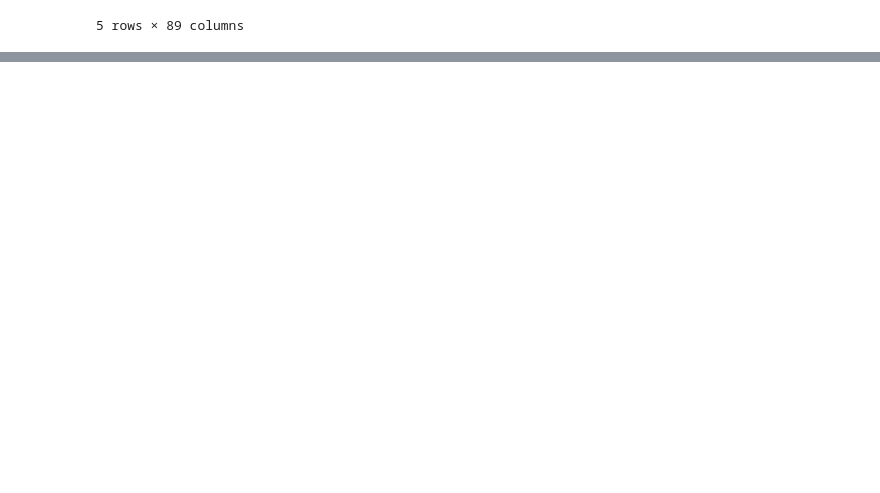
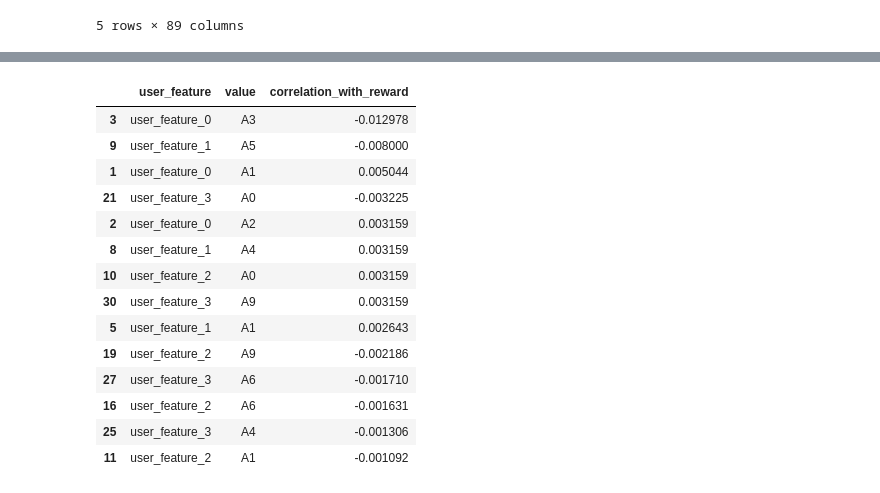
Before and after one commit to armandordorica/OBP_Replication, a Jupyter notebook: RF_1B.ipynb, the cells around one changed output, grey strips where cells are left out. Cells and saved outputs as stored; diff of their text form; code cells hidden in the pictures; blank space fills up the shorter version.

```diff
--- a/RF_1B.ipynb
+++ b/RF_1B.ipynb
@@ -22,5 +36,24 @@ df_readable, feature_mappings = remap_user_features(df)
 # %%
-# Display the remapped dataframe
-print("Remapped DataFrame with readable user features:")
-df_readable.head(10)
+# Reload obp_utils to pick up the new correlation function
+import importlib
+import obp_utils
+importlib.reload(obp_utils)
+
+# Import the refactored function from obp_utils
+from obp_utils import get_user_feature_correlations
+
+# Compute correlations using the readable dataframe
+user_feature_corr_df = get_user_feature_correlations(
+    df_readable,
+    target_var='reward',
+    min_correlation=0.001  # Filter out very weak correlations
+)
+
+print(f"User Feature Correlations with Reward")
+print("=" * 80)
+print(f"\nTotal feature values analyzed: {len(user_feature_corr_df)}")
+print(f"\nTop 20 correlations:")
+print(user_feature_corr_df.head(20).to_string())
+print(f"\n\nBottom 20 correlations:")
+print(user_feature_corr_df.tail(20).to_string())
 # %% [output]
@@ -39,0 +77,18 @@ Remapped DataFrame with readable user features:
+# %%
+user_feature_corr_df.style.bar(align='mid', color=['red', 'lightgreen'])
+# %% [output]
+|  | user_feature | value | correlation_with_reward |
+| 3 | user_feature_0 | A3 | -0.012978 |
+| 9 | user_feature_1 | A5 | -0.008000 |
+| 1 | user_feature_0 | A1 | 0.005044 |
+| 21 | user_feature_3 | A0 | -0.003225 |
+| 2 | user_feature_0 | A2 | 0.003159 |
+| 8 | user_feature_1 | A4 | 0.003159 |
+| 10 | user_feature_2 | A0 | 0.003159 |
+| 30 | user_feature_3 | A9 | 0.003159 |
+| 5 | user_feature_1 | A1 | 0.002643 |
+| 19 | user_feature_2 | A9 | -0.002186 |
+| 27 | user_feature_3 | A6 | -0.001710 |
+| 16 | user_feature_2 | A6 | -0.001631 |
+| 25 | user_feature_3 | A4 | -0.001306 |
+| 11 | user_feature_2 | A1 | -0.001092 |
```
Also changed, not shown: parts of 13 cells of this notebook, 3 other files.
